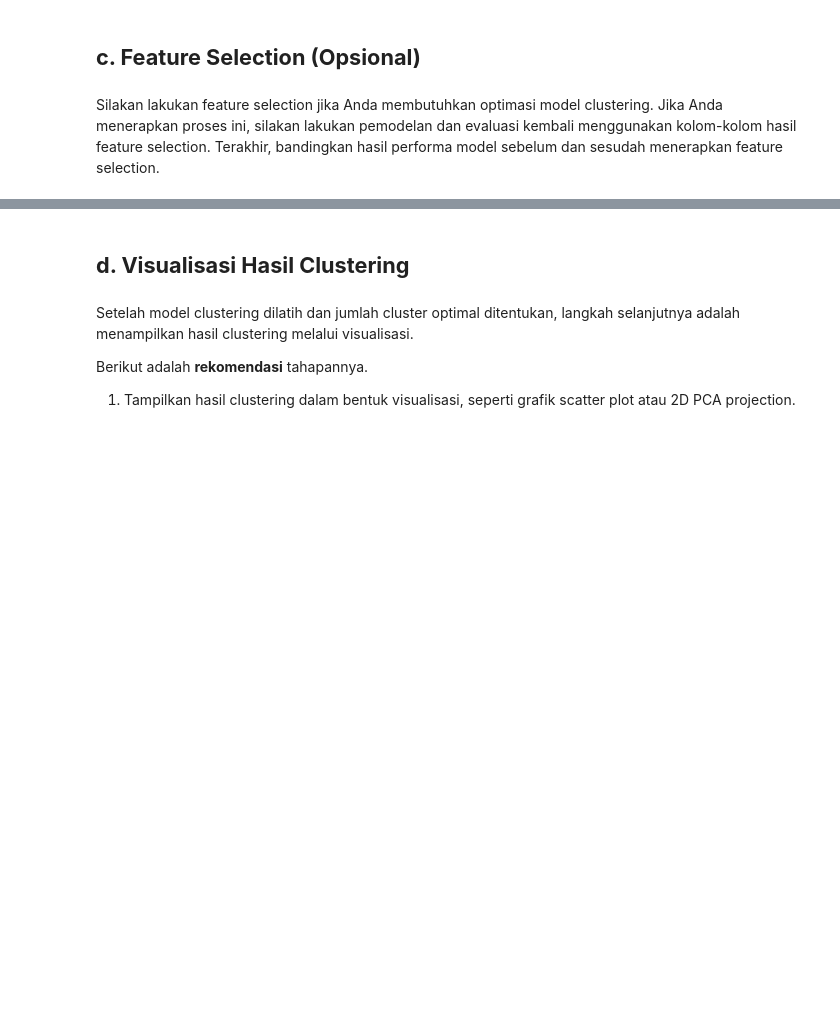
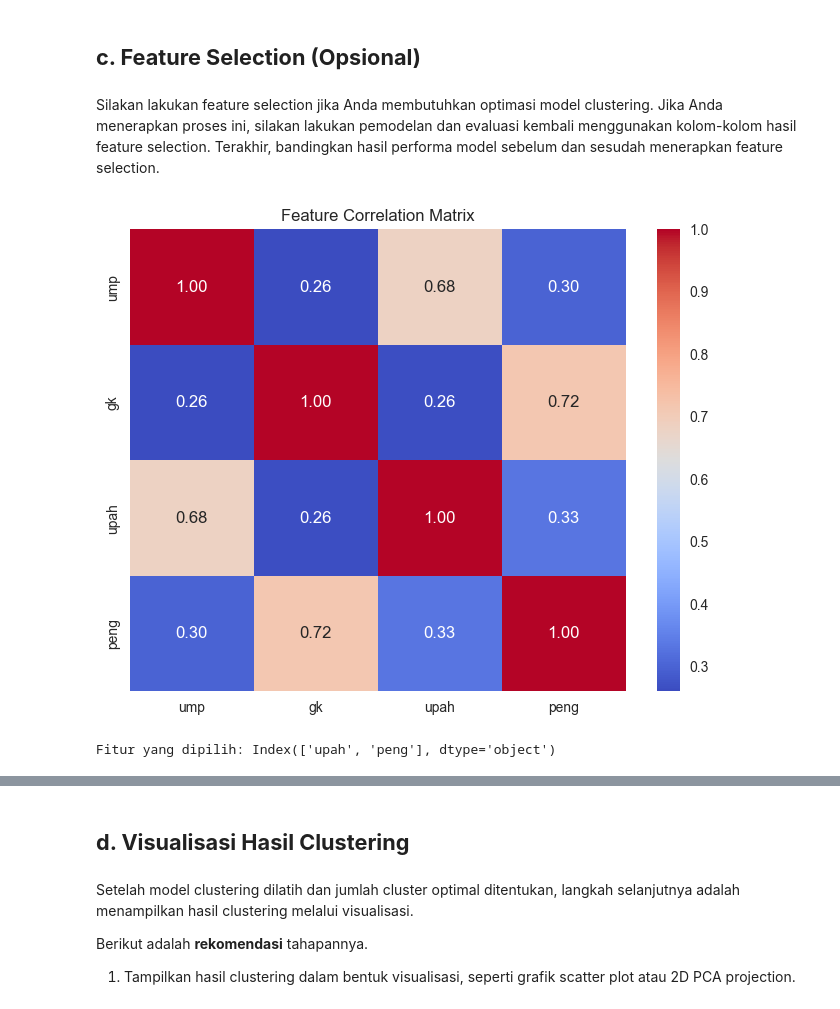
Before and after one commit to Tanzz08/ML-pemula, a Jupyter notebook: submission/Copy_of_[Clustering]_Submission_Akhir_BMLP_Your_Name_(Updated) copy.ipynb, the cells around one changed output, grey strips where cells are left out. Saved outputs shown, nothing was run; the diff lists cells and outputs as text; code cells hidden in the pictures; blank space fills up the shorter version.

```diff
--- a/submission/Copy_of_[Clustering]_Submission_Akhir_BMLP_Your_Name_(Updated) copy.ipynb
+++ b/submission/Copy_of_[Clustering]_Submission_Akhir_BMLP_Your_Name_(Updated) copy.ipynb
@@ -443,0 +611,28 @@ Silakan lakukan feature selection jika Anda membutuhkan optimasi model clusterin
+# %%
+import seaborn as sns
+import matplotlib.pyplot as plt
+
+# Hitung matriks korelasi
+corr_matrix = selected_data.corr()
+
+# Plot heatmap
+plt.figure(figsize=(8,6))
+sns.heatmap(corr_matrix, annot=True, cmap='coolwarm', fmt=".2f")
+plt.title("Feature Correlation Matrix")
+plt.show()
+# %% [output]
+[figure, added]
+# %%
+from sklearn.feature_selection import SelectKBest, mutual_info_regression
+
+# Pilih 2 fitur terbaik
+selector = SelectKBest(score_func=mutual_info_regression, k=2)
+
+# Transformasi data
+X_selected_filter = selector.fit_transform(X, labels)  # labels dari KMeans digunakan sebagai target
+
+# Fitur yang dipilih
+selected_features_filter = selected_data.columns[selector.get_support()]
+print("Fitur yang dipilih:", selected_features_filter)
+# %% [output]
+Fitur yang dipilih: Index(['upah', 'peng'], dtype='object')
```
Also changed, not shown: parts of 42 cells of this notebook, 5 other files.
